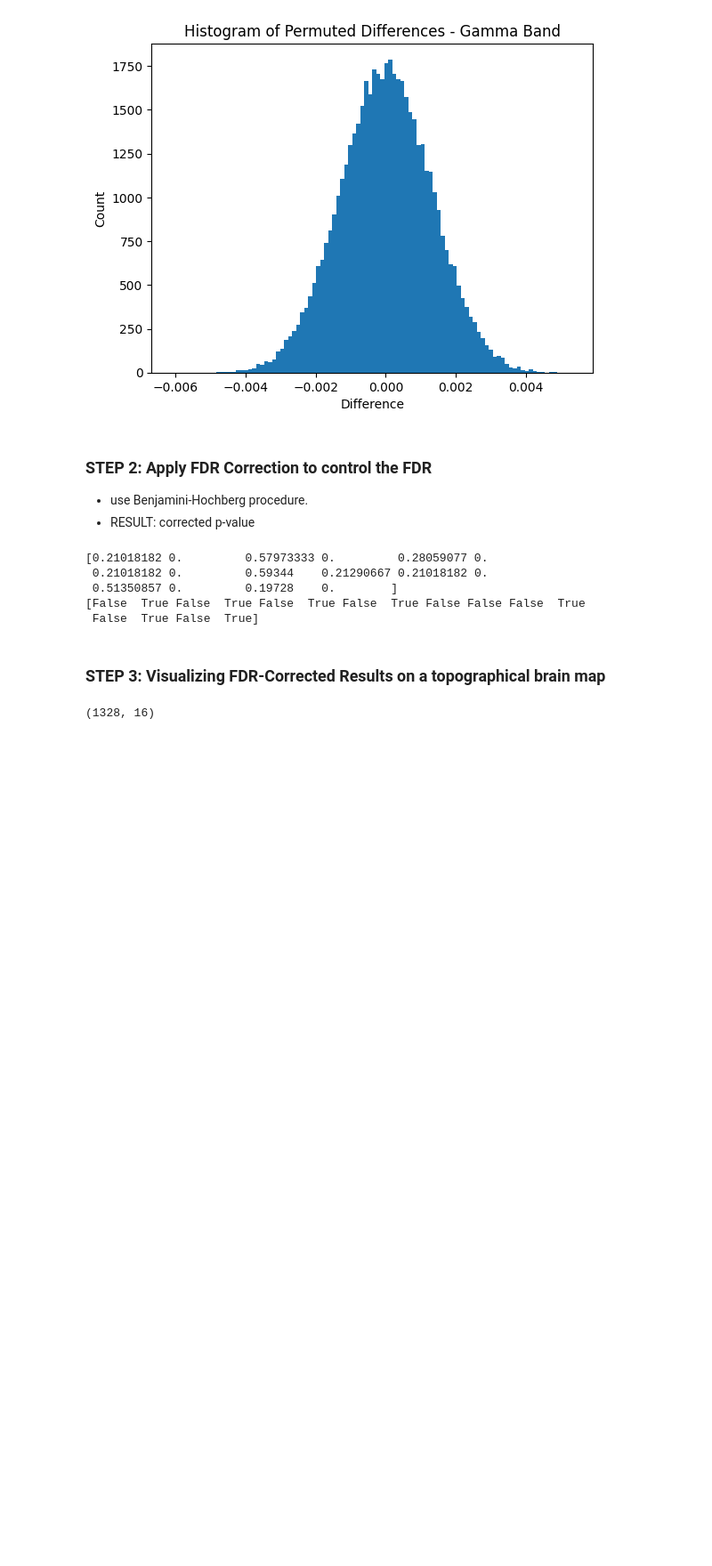
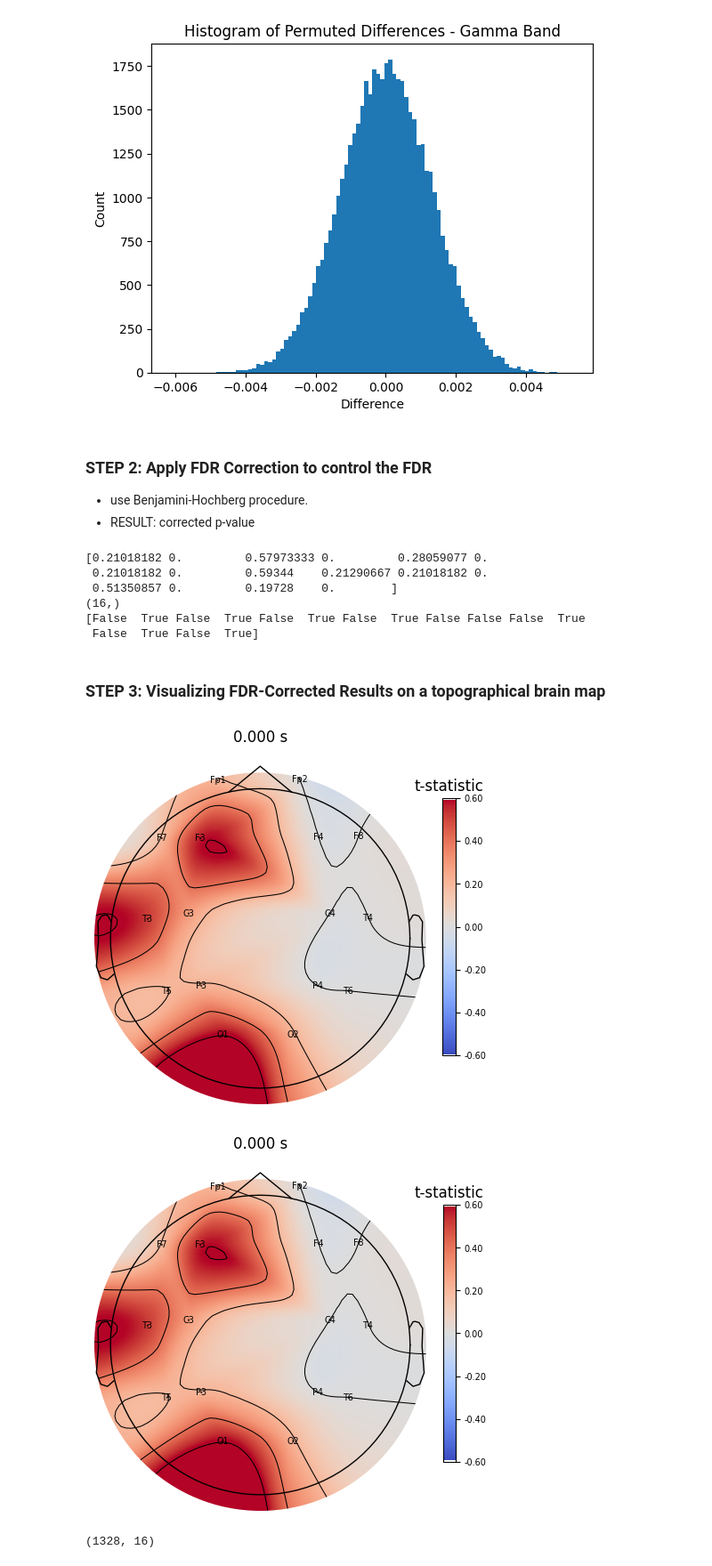
Before and after one commit to wachiii-q/brain-mdd, a Jupyter notebook: main.ipynb, the cells around one changed output. Shown at 89% size. Saved outputs shown, nothing was run; the diff lists cells and outputs as text; code cells hidden in the pictures; blank space fills up the shorter version.

Commit message:
feat: topomap for fdr-pval

```diff
--- a/main.ipynb
+++ b/main.ipynb
@@ -382,15 +382,30 @@ aplha = 0.05
 
 fdrSignificant, fdrCorrectedPValue = fdrcorrection(pValues, alpha=aplha)
 print(fdrCorrectedPValue)
+print(fdrCorrectedPValue.shape)
 print(fdrSignificant)
 # %% [output]
 [0.21018182 0.         0.57973333 0.         0.28059077 0.
  0.21018182 0.         0.59344    0.21290667 0.21018182 0.
  0.51350857 0.         0.19728    0.        ]
+(16,)
 [False  True False  True False  True False  True False False False  True
  False  True False  True]
 # %% [markdown]
 ### STEP 3: Visualizing FDR-Corrected Results on a topographical brain map
+# %%
+channelNames = [channel.name for channel in ChannelMapping]
+channelTypes = ["eeg"] * len(channelNames)
+montage = mne.channels.make_standard_montage("standard_1020")
+info = mne.create_info(channelNames, MODMA_SFREQ, channelTypes)
+info.set_montage(montage)
+
+fdrCorrectedPValue = fdrCorrectedPValue.reshape((16, 1))
+evoked = mne.EvokedArray(fdrCorrectedPValue, info)
+evoked.plot_topomap(times=0, scalings=1, time_unit='s', size=3, cmap='coolwarm', show_names=True, cbar_fmt="%0.2f", units="t-statistic")
+# %% [output]
+[figure, added]
+[figure, added]
 # %%
 # For delta band
 mddDeltaBands = np.array(featureDict["norm_power"]["mdd"]["gamma"])
```
